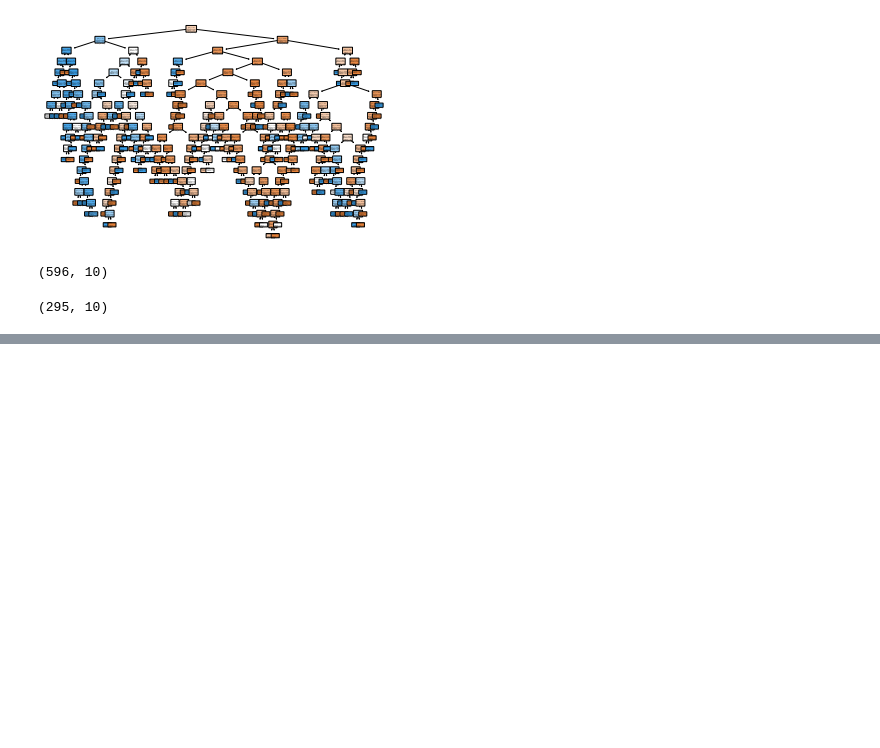
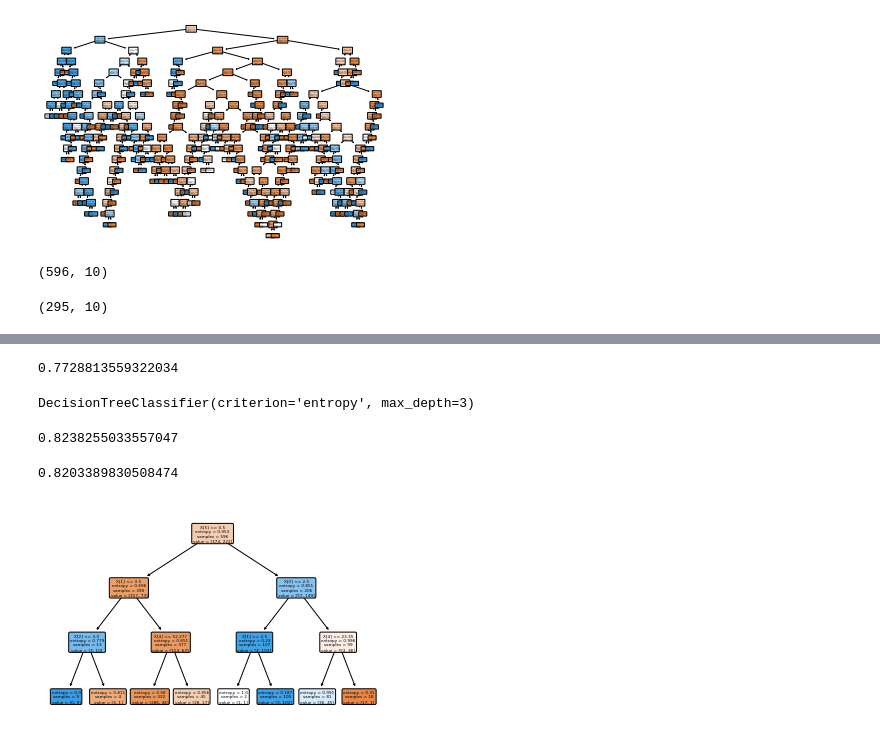
Before and after one commit to kmarenov/stepik_ML_DS_intro, a Jupyter notebook: Titanic.ipynb, the cells around one changed output, grey strips where cells are left out. Saved outputs shown, nothing was run; the diff lists cells and outputs as text; code cells hidden in the pictures; blank space fills up the shorter version.

```diff
--- a/Titanic.ipynb
+++ b/Titanic.ipynb
@@ -109,0 +114,2 @@ X_test.shape
+# %%
+clf.fit(X_train, y_train)
@@ -109,0 +122,22 @@ X_test.shape
+# %%
+clf.score(X_test, y_test)
+# %% [output]
+0.7728813559322034
+# %%
+clf = tree.DecisionTreeClassifier(criterion='entropy', max_depth=3)
+# %%
+clf.fit(X_train, y_train)
+# %% [output]
+DecisionTreeClassifier(criterion='entropy', max_depth=3)
+# %%
+clf.score(X_train, y_train)
+# %% [output]
+0.8238255033557047
+# %%
+clf.score(X_test, y_test)
+# %% [output]
+0.8203389830508474
+# %%
+tree.plot_tree(clf, rounded=True, filled=True);
+# %% [output]
+[figure, added]
```
Also changed, not shown: parts of 3 cells of this notebook.
